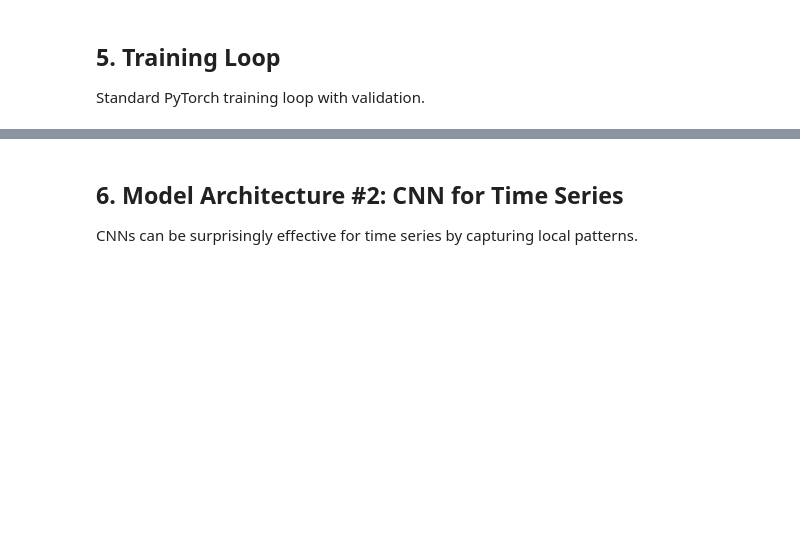
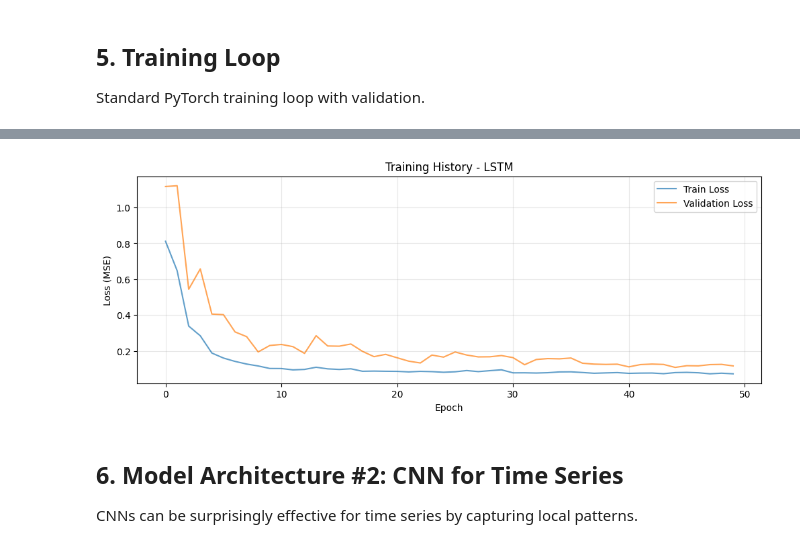
Before and after one commit to esanam/tsml, a Jupyter notebook: time_series_deep_learning_starter.ipynb, the cells around one changed output, grey strips where cells are left out. Drawn from its saved outputs; the diff is of its cells as text; code cells hidden in the pictures; blank space fills up the shorter version.

```diff
--- a/time_series_deep_learning_starter.ipynb
+++ b/time_series_deep_learning_starter.ipynb
@@ -145,0 +159,3 @@ print(f"Target shape: {y_sample.shape} (forecast_horizon,)")
+# %%
+  device = torch.device('cpu')
+  print(f"Using device: {device}")
@@ -258,7 +288,7 @@ for epoch in range(num_epochs):
 
     if val_loss < best_val_loss:
         best_val_loss = val_loss
-        torch.save(lstm_model.state_dict(), '/home/claude/best_lstm_model.pth')
+        torch.save(lstm_model.state_dict(), 'best_lstm_model.pth')
 
     if (epoch + 1) % 10 == 0:
         print(f"Epoch {epoch+1}/{num_epochs} - Train Loss: {train_loss:.4f}, Val Loss: {val_loss:.4f}")
@@ -273,3 +303,4 @@ plt.title('Training History - LSTM')
 plt.legend()
 plt.grid(True, alpha=0.3)
 plt.show()
+# %% [output]
@@ -276,3 +313,4 @@ plt.show()
+[figure, added]
 # %% [markdown]
 ## 6. Model Architecture #2: CNN for Time Series
 
```
Also changed, not shown: parts of 10 cells of this notebook, 1 other file.
